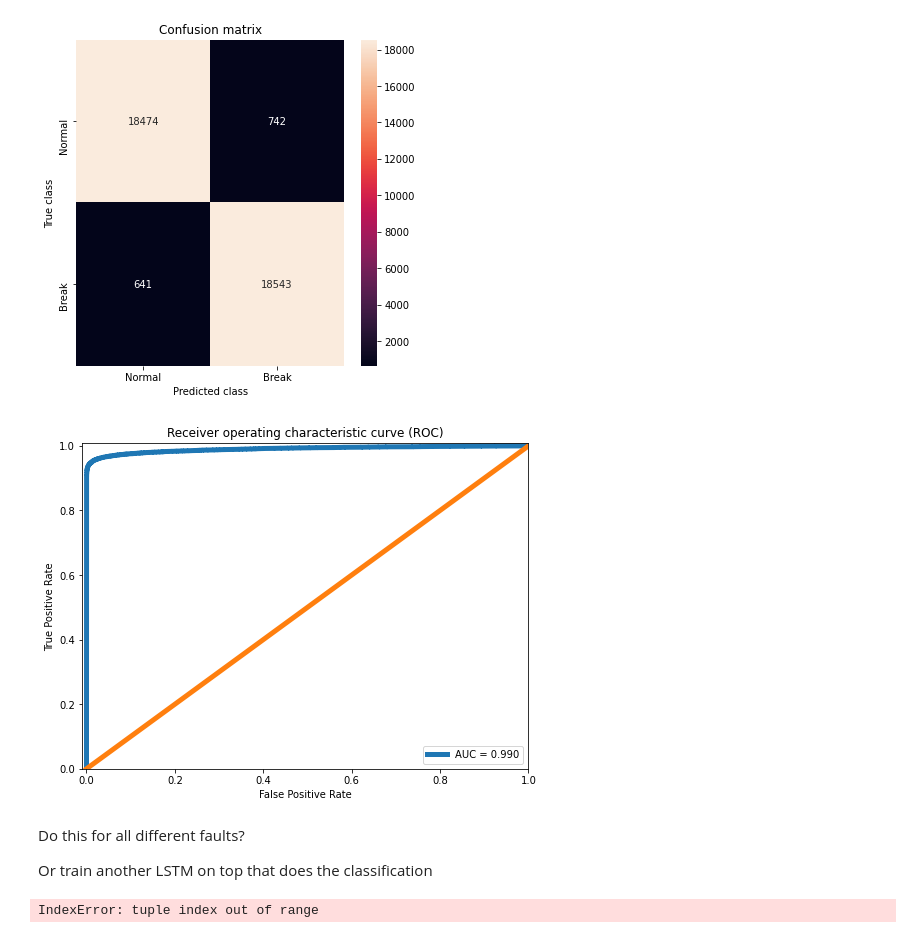
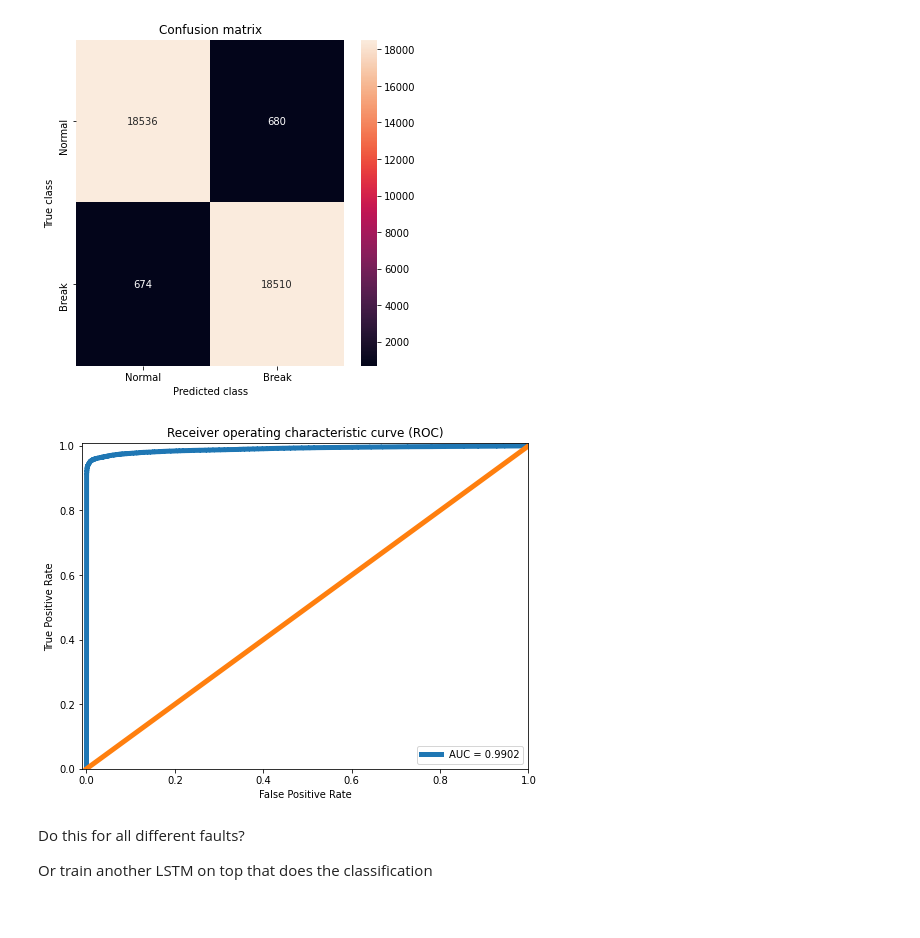
Before and after one commit to FNeubuerger/LSTM_VAE, a Jupyter notebook: CNN_Attention_VAE.ipynb, the cells around one changed output. Drawn from its saved outputs; the diff is of its cells as text; code cells hidden in the pictures.

```diff
--- a/CNN_Attention_VAE.ipynb
+++ b/CNN_Attention_VAE.ipynb
@@ -418,21 +425,21 @@ plt.show()
 # %% [output]
 [figure]
 # %%
-false_pos_rate, true_pos_rate, thresholds = roc_curve(error_df.True_class, error_df['Weighted MSE'])
+false_pos_rate, true_pos_rate, thresholds = roc_curve(error_df.True_class, error_df['anomaly'])
 roc_auc = auc(false_pos_rate, true_pos_rate,)
 
-plt.plot(false_pos_rate, true_pos_rate, linewidth=5, label='AUC = %0.3f'% roc_auc)
+plt.plot(false_pos_rate, true_pos_rate, linewidth=5, label='AUC = %0.4f'% roc_auc)
 plt.plot([0,1],[0,1], linewidth=5)
 
 plt.xlim([-0.01, 1])
 plt.ylim([0, 1.01])
 plt.legend(loc='lower right')
 plt.title('Receiver operating characteristic curve (ROC)')
 plt.ylabel('True Positive Rate')
 plt.xlabel('False Positive Rate')
 plt.show()
 # %% [output]
-[figure, old version]
+[figure, new version]
 # %% [markdown]
 Do this for all different faults?
 
@@ -486,4 +446,0 @@ def evaluate_performance(X_valid_scaled, fault, n_vals=10):
-# %%
-evaluate_performance(X_valid_scaled, 1, n_vals=10)
-# %% [output]
-IndexError: tuple index out of range
```
Also changed, not shown: parts of 8 cells of this notebook, 2 other files.
